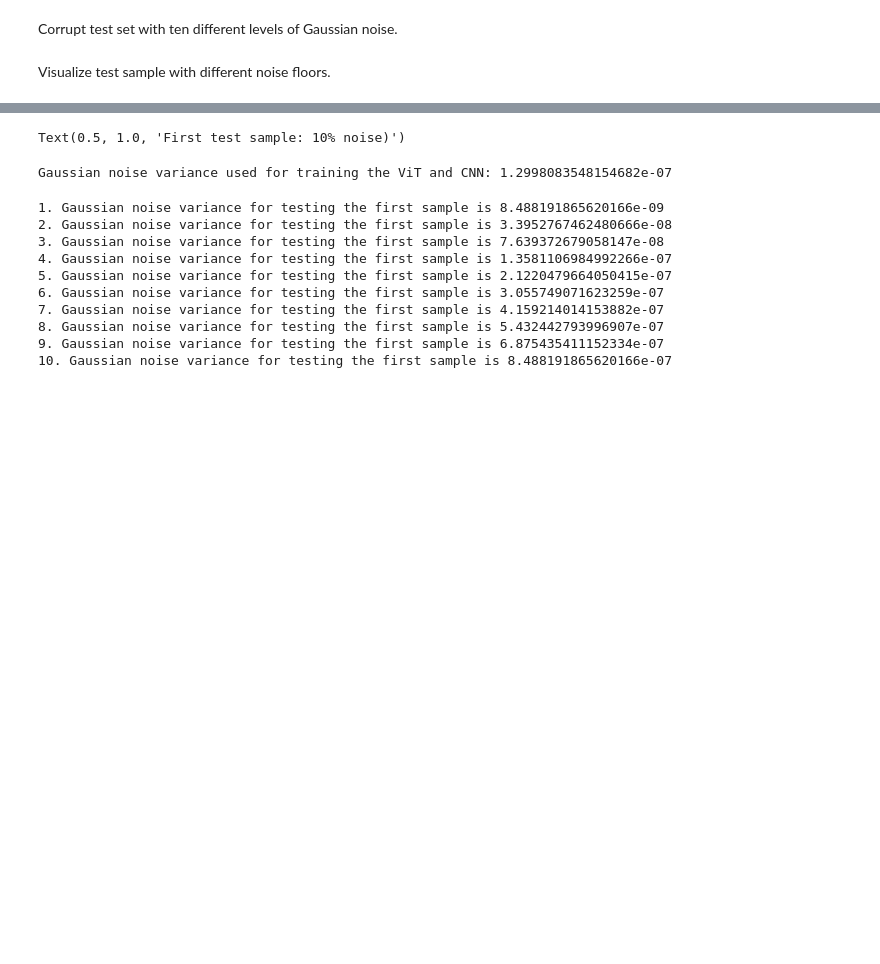
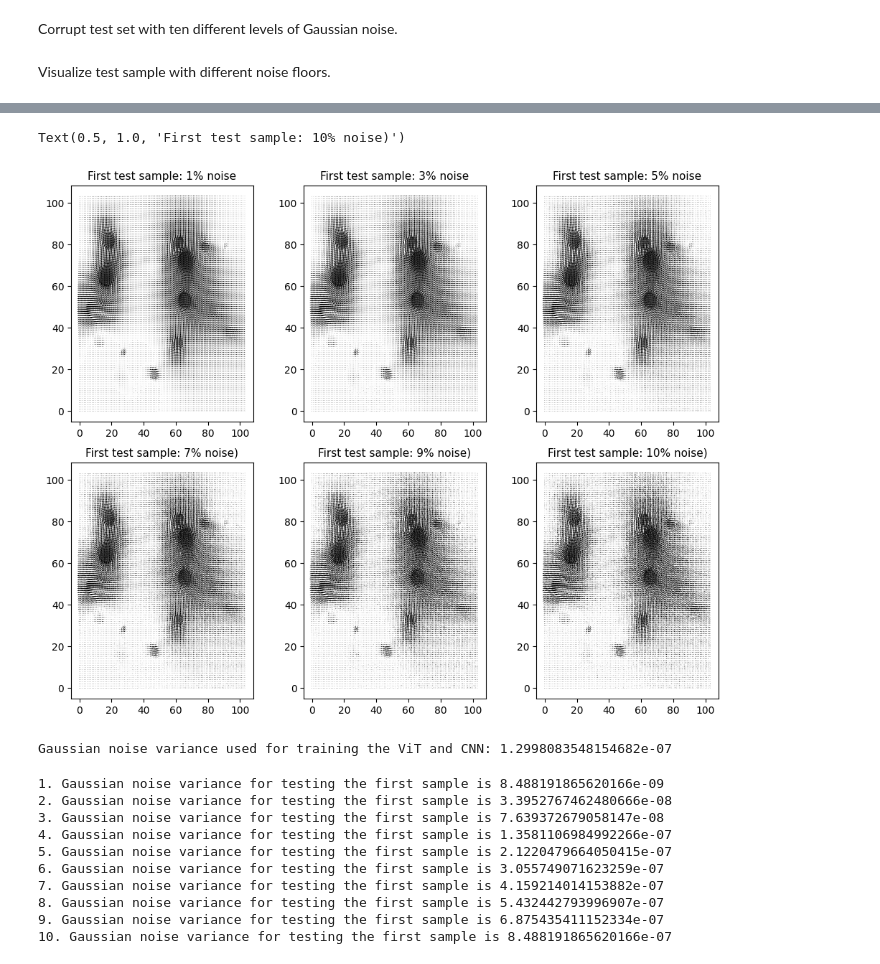
Before and after one commit to alo996/UQ_DL-TFM, a Jupyter notebook: ViT-TFM/1. ViT architecture.ipynb, the cells around one changed output, grey strips where cells are left out. Cells and saved outputs as stored; diff of their text form; code cells hidden in the pictures; blank space fills up the shorter version.

```diff
--- a/ViT-TFM/1. ViT architecture.ipynb
+++ b/ViT-TFM/1. ViT architecture.ipynb
@@ -87,7 +95,7 @@ trac_test = np.array(h5py.File('/home/alexrichard/PycharmProjects/UQ_DL-TFM/ViT-
 #dspl_test = np.concatenate([dspl_test[i] for i in range(dspl_test.shape[0])], axis=0, dtype=np.float32)
 #trac_test = np.concatenate([trac_test[i] for i in range(trac_test.shape[0])], axis=0, dtype=np.float32)
 # %%
-sigma = 1e-3
+sigma = 0.005 * np.mean(np.var(dspl_test, axis=(1, 2, 3)))
 cov = [[sigma ** 2,0],[0, sigma ** 2]]
 noise_0 = None
 for i, x in tqdm(enumerate(dspl_test), desc='noised'):
@@ -248,9 +213,0 @@ trac_test = np.array(h5py.File('/home/alexrichard/PycharmProjects/UQ_DL-TFM/ViT-
-# %%
-sigma = 0.005 * np.mean(np.var(dspl_test, axis=(1, 2, 3)))
-cov = [[sigma ,0],[0, sigma]]
-noise_0 = None
-for i, x in tqdm(enumerate(dspl_test), desc='noised'):
-    noise = np.random.default_rng().multivariate_normal(mean=[0, 0], cov=cov, size=(104, 104))
-    if i == 0:
-        noise_0 = noise
-    dspl_test[i] = x + noise
@@ -499,7 +388,7 @@ for i in range(1, 11):
 # %% [markdown]
 Visualize test sample with different noise floors.
 # %%
-get_ipython().run_line_magic('matplotlib', 'notebook')
+%matplotlib inline
 
 fig, axs = plt.subplots(2, 3, figsize=(10, 8))
 fig.tight_layout(pad=2, w_pad=2, h_pad=2)
@@ -527,4 +414,5 @@ axs[1, 2].set_title(f'First test sample: 10% noise)', {'fontsize': 11})
 Text(0.5, 1.0, 'First test sample: 10% noise)')
+[figure, added]
 # %%
 print(f'Gaussian noise variance used for training the ViT and CNN: {1.2998083548154682e-07}')
 # %% [output]
```
Also changed, not shown: parts of 45 cells of this notebook, 5 other files.
